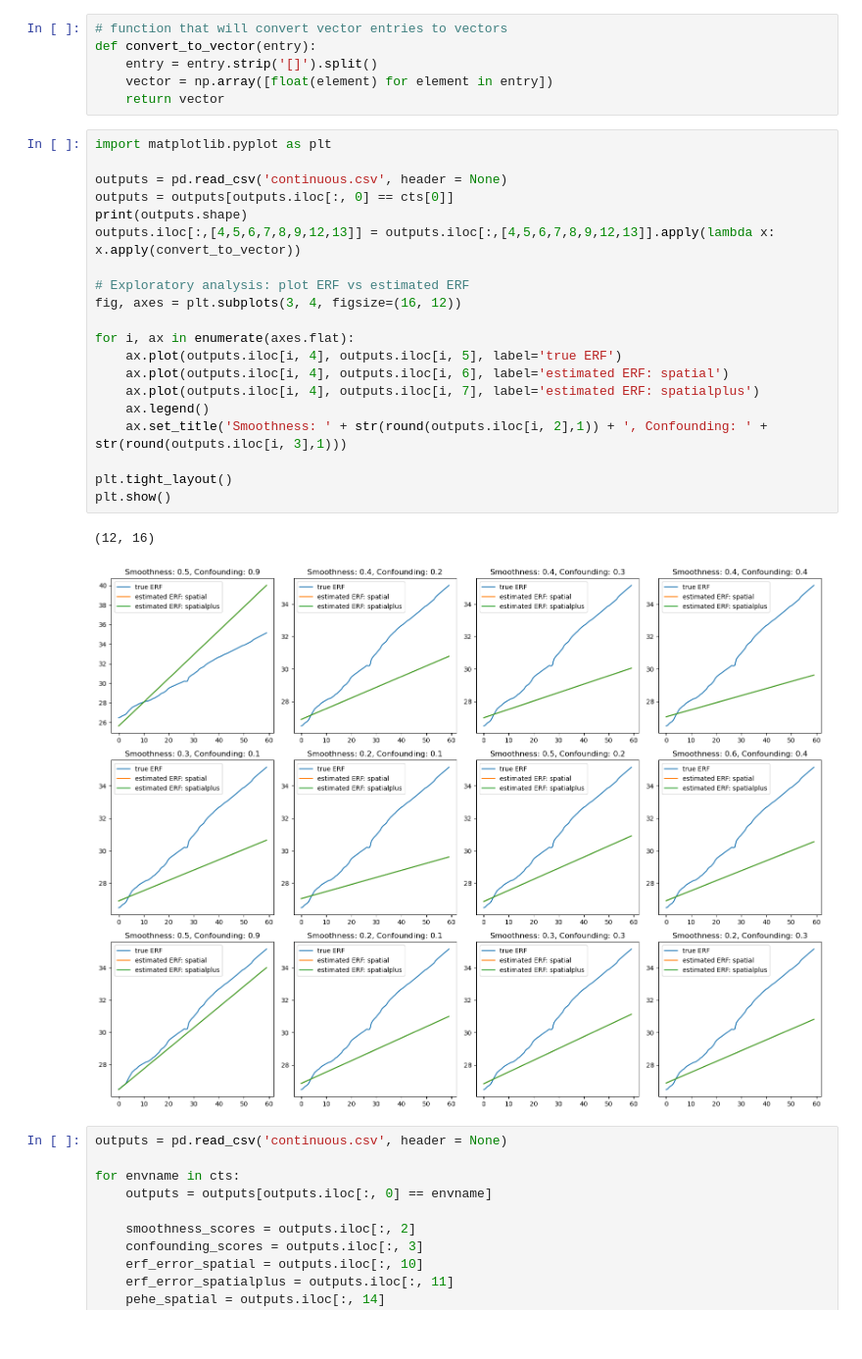
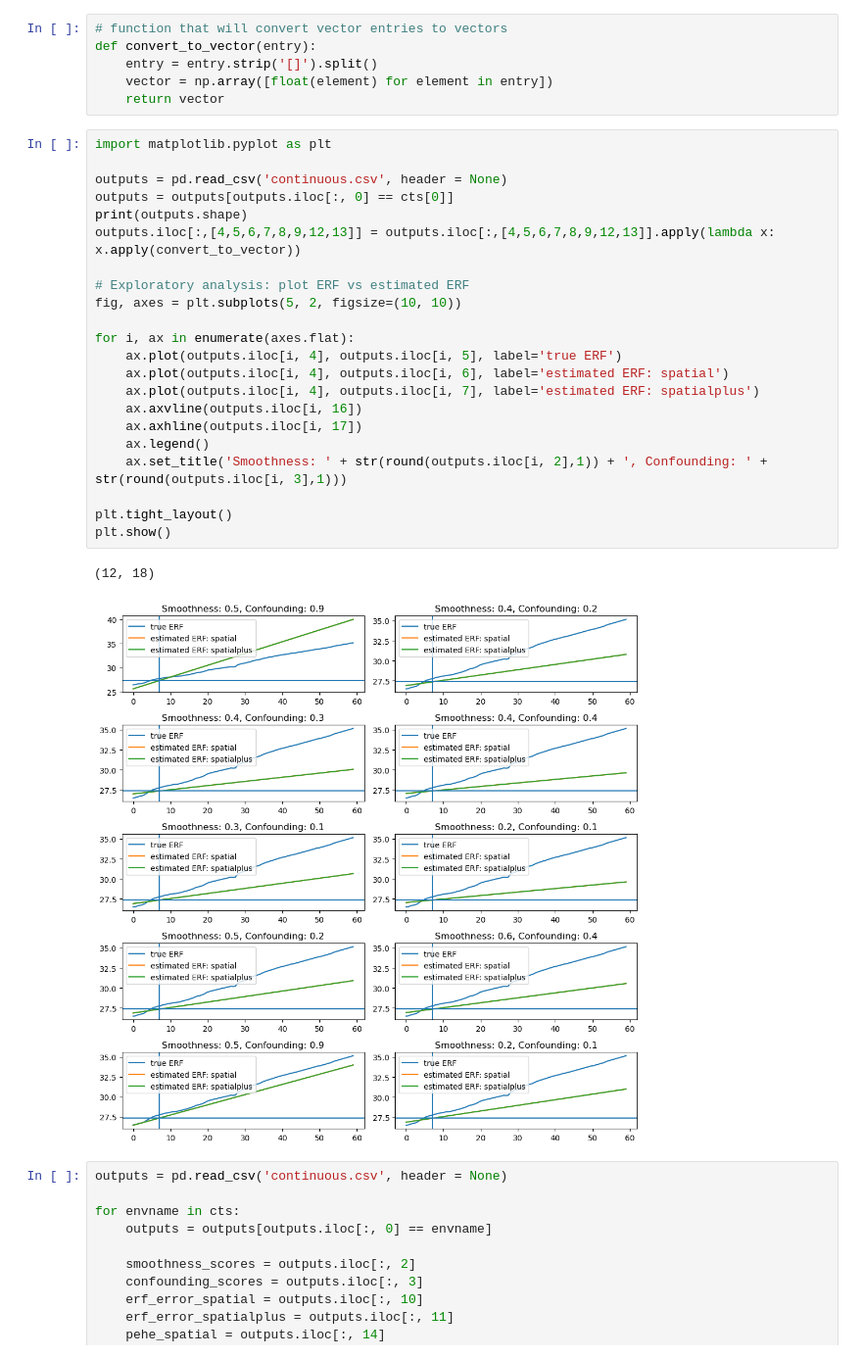
Before and after one commit to NSAPH-Projects/space, a Jupyter notebook: examples/evaluator_continuous.ipynb, the cells around one changed output. Shown at 98% size. Drawn from its saved outputs; the diff is of its cells as text.

Commit message:
horizontal and vertical lines plots

```diff
--- a/examples/evaluator_continuous.ipynb
+++ b/examples/evaluator_continuous.ipynb
@@ -53,26 +53,28 @@ def convert_to_vector(entry):
 # %%
 import matplotlib.pyplot as plt
 
 outputs = pd.read_csv('continuous.csv', header = None)
 outputs = outputs[outputs.iloc[:, 0] == cts[0]]
 print(outputs.shape)
 outputs.iloc[:,[4,5,6,7,8,9,12,13]] = outputs.iloc[:,[4,5,6,7,8,9,12,13]].apply(lambda x: x.apply(convert_to_vector))
 
 # Exploratory analysis: plot ERF vs estimated ERF
-fig, axes = plt.subplots(3, 4, figsize=(16, 12))
+fig, axes = plt.subplots(5, 2, figsize=(10, 10))
 
 for i, ax in enumerate(axes.flat):
     ax.plot(outputs.iloc[i, 4], outputs.iloc[i, 5], label='true ERF')
     ax.plot(outputs.iloc[i, 4], outputs.iloc[i, 6], label='estimated ERF: spatial')
     ax.plot(outputs.iloc[i, 4], outputs.iloc[i, 7], label='estimated ERF: spatialplus')
+    ax.axvline(outputs.iloc[i, 16])
+    ax.axhline(outputs.iloc[i, 17])
     ax.legend()
     ax.set_title('Smoothness: ' + str(round(outputs.iloc[i, 2],1)) + ', Confounding: ' + str(round(outputs.iloc[i, 3],1)))
 
 plt.tight_layout()
 plt.show()
 # %% [output]
-(12, 16)
+(12, 18)
-[figure, old version]
+[figure, new version]
 # %%
 outputs = pd.read_csv('continuous.csv', header = None)
 
```
Also changed, not shown: 1 other file.
